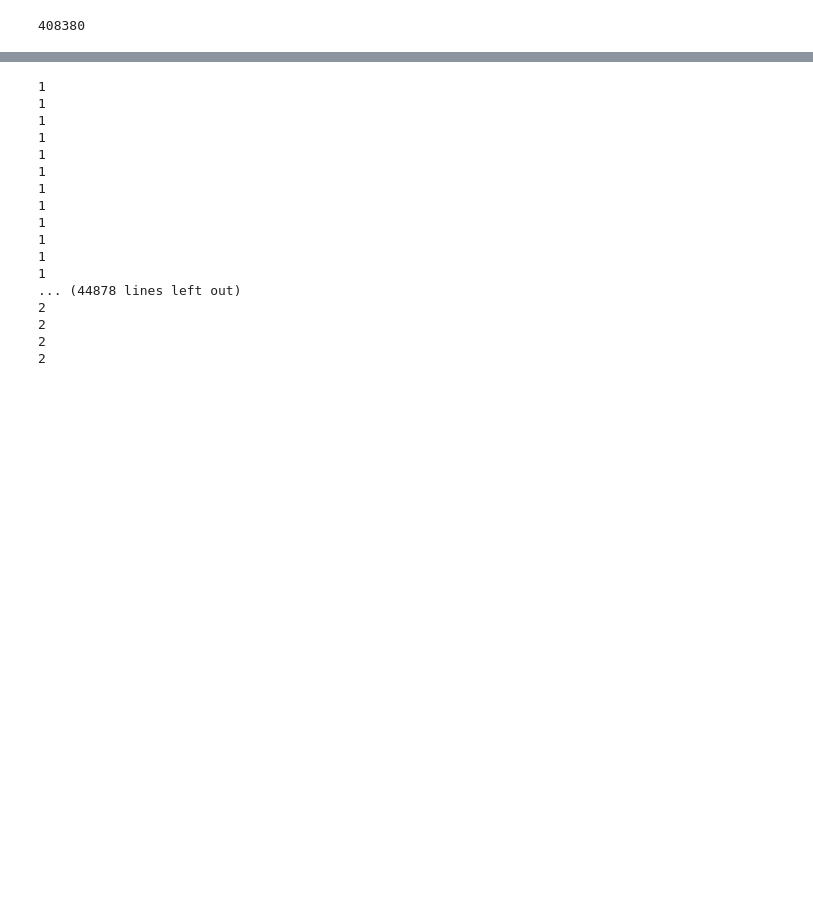
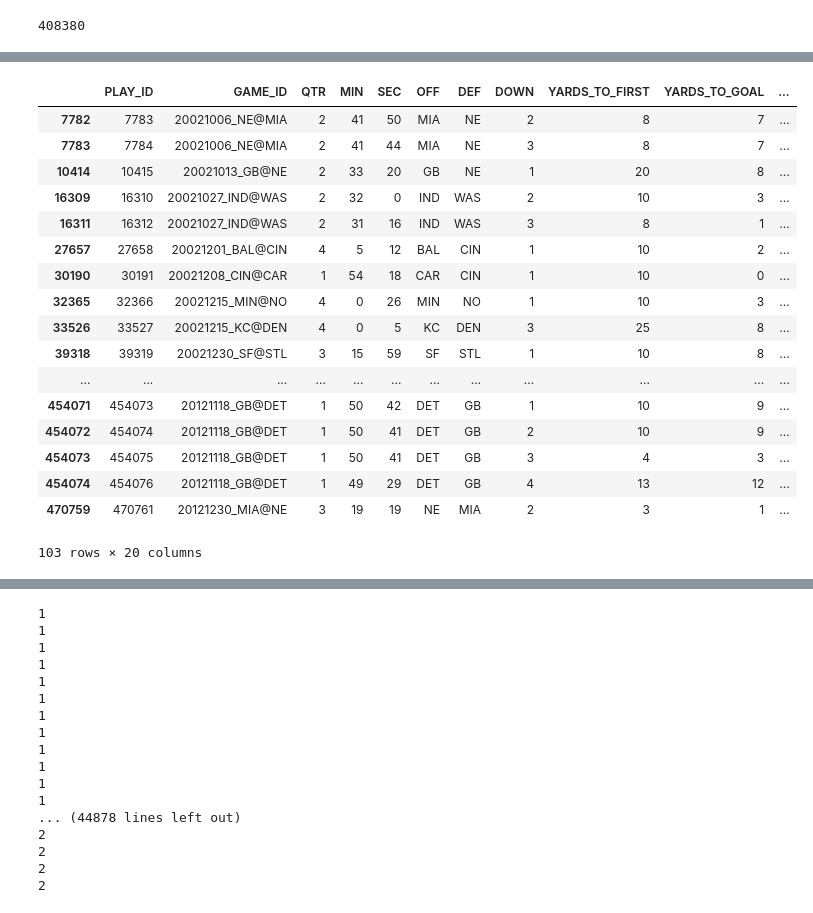
Before and after one commit to tynanseltzer/AM216, a Jupyter notebook: playPred/Untitled.ipynb, the cells around one changed output, grey strips where cells are left out. Saved outputs shown, nothing was run; the diff lists cells and outputs as text; code cells hidden in the pictures; blank space fills up the shorter version.

```diff
--- a/playPred/Untitled.ipynb
+++ b/playPred/Untitled.ipynb
@@ -80,0 +83,21 @@ data.head(40)
+# %%
+data[data['YARDS_TO_FIRST']>data['YARDS_TO_GOAL']]
+# %% [output]
+|  | PLAY_ID | GAME_ID | QTR | MIN | SEC | OFF | DEF | DOWN | YARDS_TO_FIRST | YARDS_TO_GOAL | ... |
+| 7782 | 7783 | 20021006_NE@MIA | 2 | 41 | 50 | MIA | NE | 2 | 8 | 7 | ... |
+| 7783 | 7784 | 20021006_NE@MIA | 2 | 41 | 44 | MIA | NE | 3 | 8 | 7 | ... |
+| 10414 | 10415 | 20021013_GB@NE | 2 | 33 | 20 | GB | NE | 1 | 20 | 8 | ... |
+| 16309 | 16310 | 20021027_IND@WAS | 2 | 32 | 0 | IND | WAS | 2 | 10 | 3 | ... |
+| 16311 | 16312 | 20021027_IND@WAS | 2 | 31 | 16 | IND | WAS | 3 | 8 | 1 | ... |
+| 27657 | 27658 | 20021201_BAL@CIN | 4 | 5 | 12 | BAL | CIN | 1 | 10 | 2 | ... |
+| 30190 | 30191 | 20021208_CIN@CAR | 1 | 54 | 18 | CAR | CIN | 1 | 10 | 0 | ... |
+| 32365 | 32366 | 20021215_MIN@NO | 4 | 0 | 26 | MIN | NO | 1 | 10 | 3 | ... |
+| 33526 | 33527 | 20021215_KC@DEN | 4 | 0 | 5 | KC | DEN | 3 | 25 | 8 | ... |
+| 39318 | 39319 | 20021230_SF@STL | 3 | 15 | 59 | SF | STL | 1 | 10 | 8 | ... |
+| ... | ... | ... | ... | ... | ... | ... | ... | ... | ... | ... | ... |
+| 454071 | 454073 | 20121118_GB@DET | 1 | 50 | 42 | DET | GB | 1 | 10 | 9 | ... |
+| 454072 | 454074 | 20121118_GB@DET | 1 | 50 | 41 | DET | GB | 2 | 10 | 9 | ... |
+| 454073 | 454075 | 20121118_GB@DET | 1 | 50 | 41 | DET | GB | 3 | 4 | 3 | ... |
+| 454074 | 454076 | 20121118_GB@DET | 1 | 49 | 29 | DET | GB | 4 | 13 | 12 | ... |
+| 470759 | 470761 | 20121230_MIA@NE | 3 | 19 | 19 | NE | MIA | 2 | 3 | 1 | ... |
+103 rows × 20 columns
```
Also changed, not shown: parts of 3 cells of this notebook, 7 other files.
